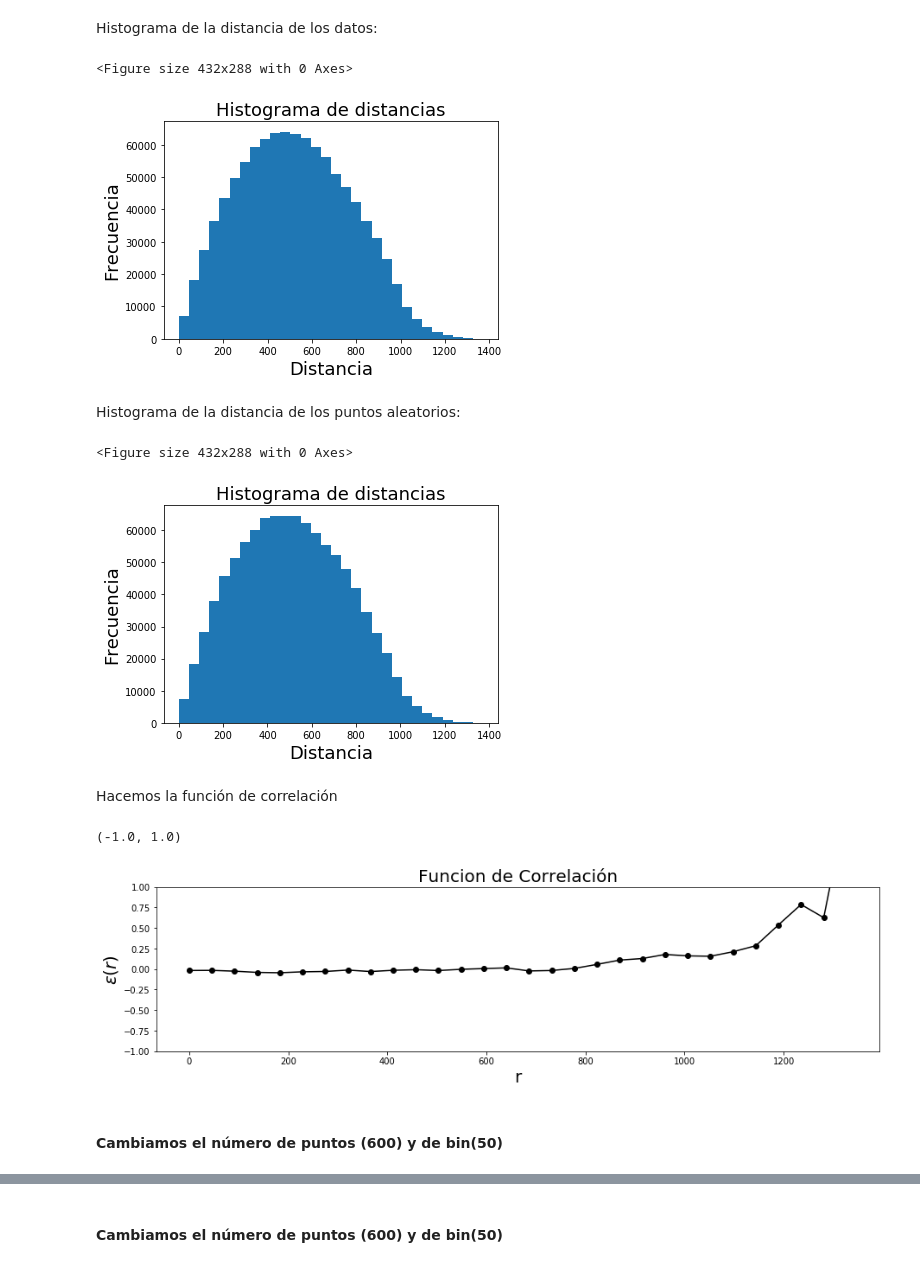
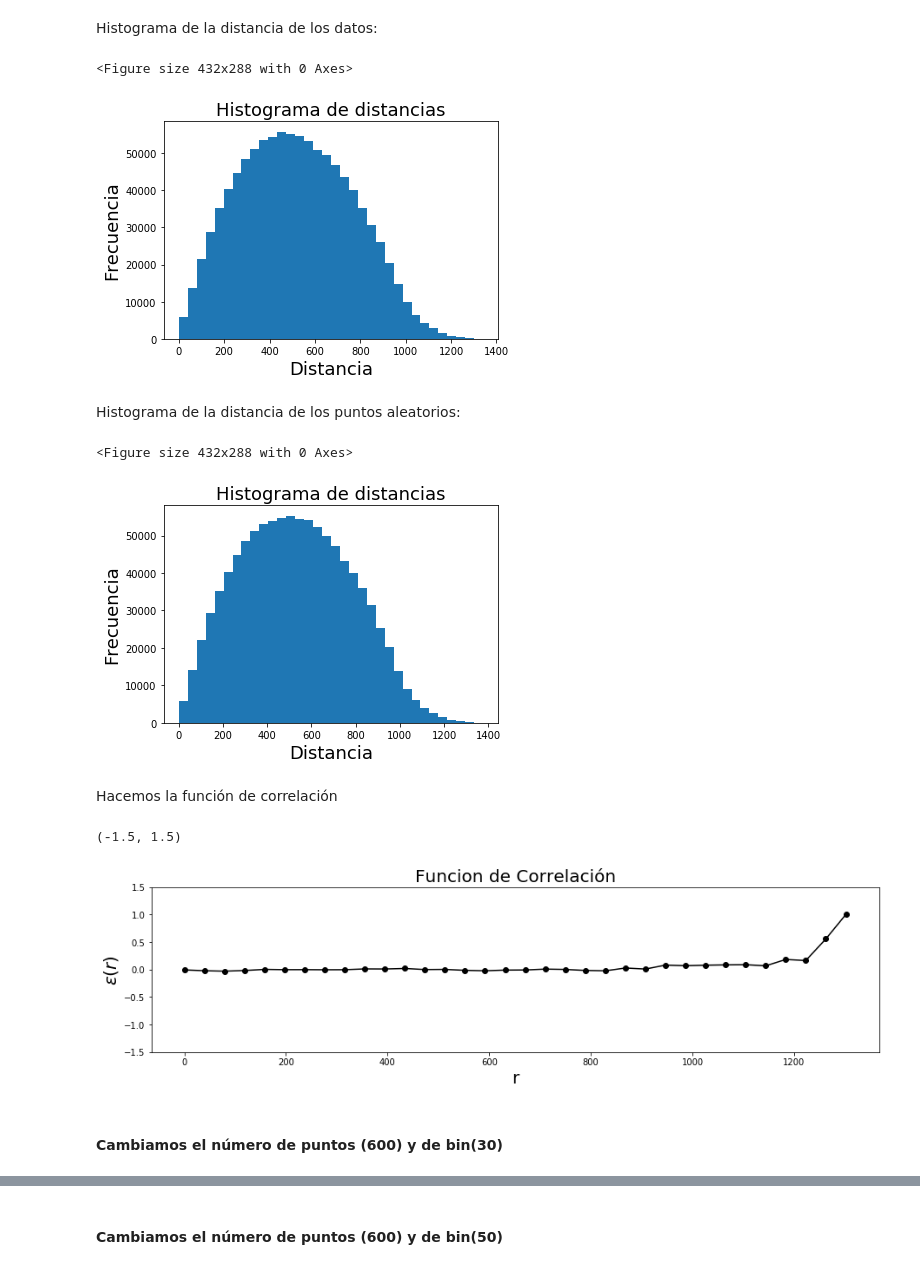
Before and after one commit to CosmoStats/cosmostats2018-Oscar2401, a Jupyter notebook: 2daParte/Ejercicio2/parte_1_2.ipynb, the cells around one changed output, grey strips where cells are left out. Saved outputs shown, nothing was run; the diff lists cells and outputs as text; code cells hidden in the pictures.

```diff
--- a/2daParte/Ejercicio2/parte_1_2.ipynb
+++ b/2daParte/Ejercicio2/parte_1_2.ipynb
@@ -215,12 +216,12 @@ plt.show()
 Histograma de la distancia de los datos:
 # %%
 #Hacemos el Histograma
-bins_0 = 30
+bins_0 = 34
 dis_D = dis_NN(Dt_al) #arreglo de distancias de datos
 frec_D, bins_D = Histo_dist(dis_D,bins_0)
 # %% [output]
 <Figure size 432x288 with 0 Axes>
-[figure, old version]
+[figure, new version]
 # %% [markdown]
 Histograma de la distancia de los puntos aleatorios:
 # %%
@@ -229,7 +230,7 @@ dis_R = dis_NN(Rt_al) #arreglo de distancias de puntos aleatorios
 frec_R, bins_R = Histo_dist(dis_R,bins_0)
 # %% [output]
 <Figure size 432x288 with 0 Axes>
-[figure, old version]
+[figure, new version]
 # %% [markdown]
 Hacemos la función de correlación
 # %%
@@ -240,12 +241,12 @@ plt.plot(bins_D[:-1],FC,'ko-')
 plt.title('Funcion de Correlación',fontsize=20)
 plt.xlabel('r',fontsize=20)
 plt.ylabel('$\epsilon (r)$',fontsize=20)
-plt.ylim(-1.0, 1.0)
+plt.ylim(-1.5, 1.5)
 # %% [output]
-(-1.0, 1.0)
+(-1.5, 1.5)
-[figure, old version]
+[figure, new version]
 # %% [markdown]
-#### Cambiamos el número de puntos (600) y de bin(50)
+#### Cambiamos el número de puntos (600) y de bin(30)
 # %%
 #Datos D
 dimencion = 1000
```
Also changed, not shown: parts of 15 cells of this notebook, 7 other files.
